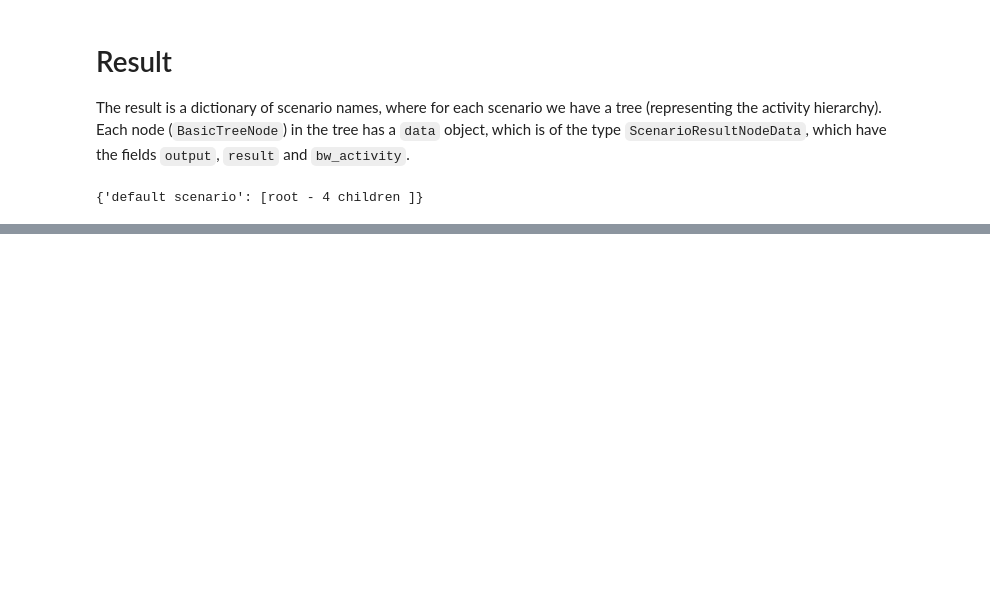
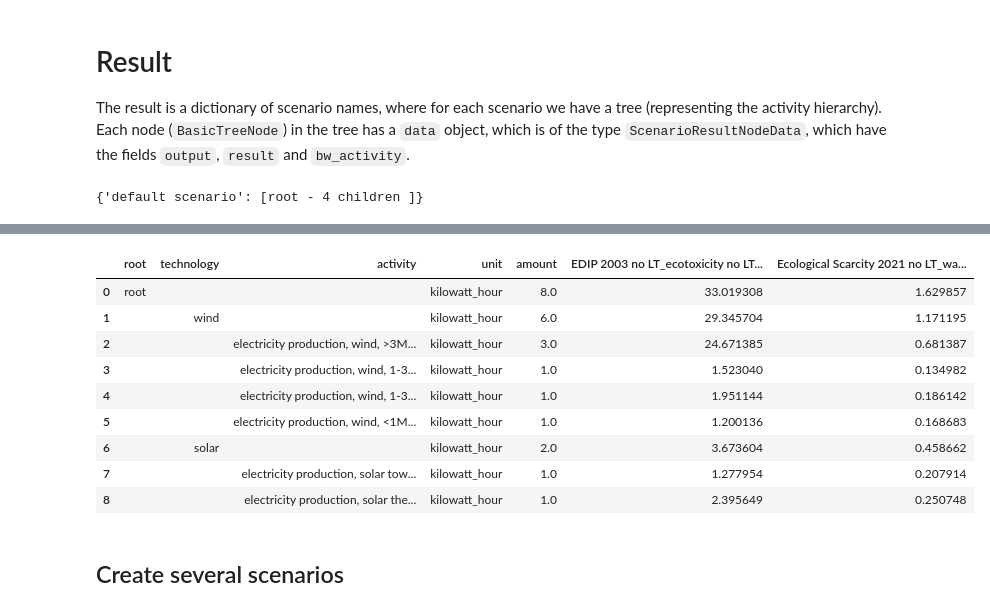
Before and after one commit to LIVENlab/enbios, a Jupyter notebook: enbios2/demos/intro.ipynb, the cells around one changed output, grey strips where cells are left out. Drawn from its saved outputs; the diff is of its cells as text; code cells hidden in the pictures; blank space fills up the shorter version.

```diff
--- a/enbios2/demos/intro.ipynb
+++ b/enbios2/demos/intro.ipynb
@@ -146,0 +191,18 @@ exp.scenarios[0].result_to_dict()
+# %%
+raw_data["activities"].extend([
+    {
+        "id": {
+            "name": activity["name"],
+            "code": activity["code"]
+        }
+    }
+    for activity in solar_spain
+])
+# %%
+hierarchy = {
+    "wind": [wind_act["name"] for wind_act in wind_turbines_spain],
+    "solar": [solar_act["name"] for solar_act in solar_spain]
+}
+
+raw_data["hierarchy"] = hierarchy
+hierarchy
@@ -146,0 +216,3 @@ exp.scenarios[0].result_to_dict()
+# %%
+exp = Experiment(raw_data)
+exp
@@ -146,0 +227,2 @@ exp.scenarios[0].result_to_dict()
+# %%
+exp.run()
@@ -146,0 +235,17 @@ exp.scenarios[0].result_to_dict()
+# %%
+# print(json.dumps((exp.scenarios[0].result_to_dict()), indent=2))
+exp.scenarios[0].results_to_csv("test.csv", level_names=["root", "technology", "activity"])
+pd.read_csv("test.csv").fillna('')
+# %% [output]
+|  | root | technology | activity | unit | amount | EDIP 2003 no LT_ecotoxicity no LT... | Ecological Scarcity 2021 no LT_wa... |
+| 0 | root |  |  | kilowatt_hour | 8.0 | 33.019308 | 1.629857 |
+| 1 |  | wind |  | kilowatt_hour | 6.0 | 29.345704 | 1.171195 |
+| 2 |  |  | electricity production, wind, >3M... | kilowatt_hour | 3.0 | 24.671385 | 0.681387 |
+| 3 |  |  | electricity production, wind, 1-3... | kilowatt_hour | 1.0 | 1.523040 | 0.134982 |
+| 4 |  |  | electricity production, wind, 1-3... | kilowatt_hour | 1.0 | 1.951144 | 0.186142 |
+| 5 |  |  | electricity production, wind, <1M... | kilowatt_hour | 1.0 | 1.200136 | 0.168683 |
+| 6 |  | solar |  | kilowatt_hour | 2.0 | 3.673604 | 0.458662 |
+| 7 |  |  | electricity production, solar tow... | kilowatt_hour | 1.0 | 1.277954 | 0.207914 |
+| 8 |  |  | electricity production, solar the... | kilowatt_hour | 1.0 | 2.395649 | 0.250748 |
+# %% [markdown]
+## Create several scenarios
```
Also changed, not shown: parts of 25 cells of this notebook, 9 other files.
